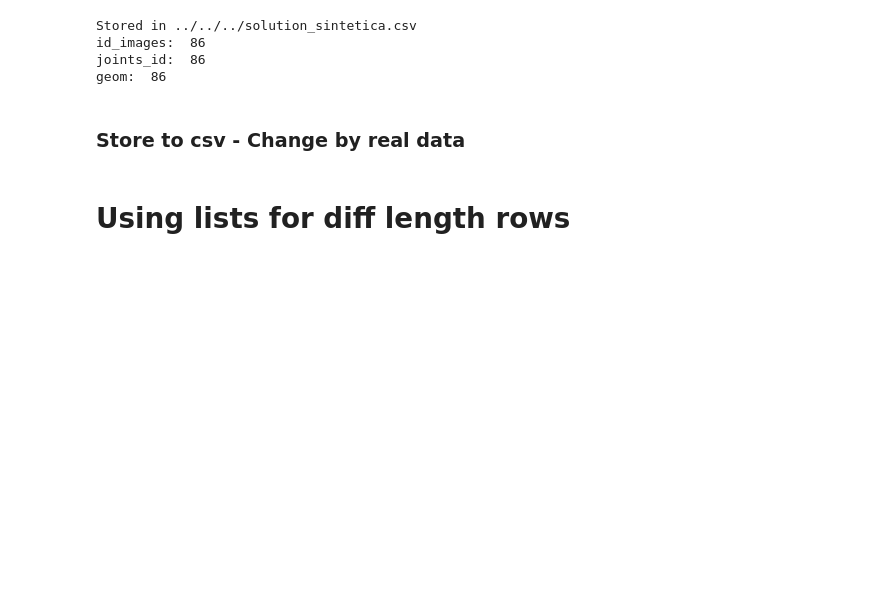
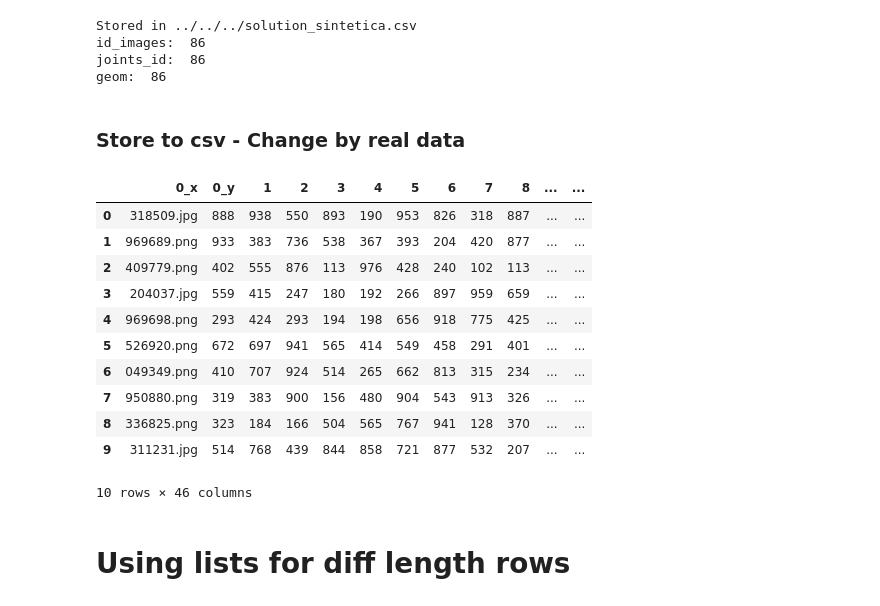
Before and after one commit to sebasmos/NASA_SpatiumAESS, a Jupyter notebook: Training_code/code/src/sample/submission/main.ipynb, the cells around one changed output. Saved outputs shown, nothing was run; the diff lists cells and outputs as text; code cells hidden in the pictures; blank space fills up the shorter version.

```diff
--- a/Training_code/code/src/sample/submission/main.ipynb
+++ b/Training_code/code/src/sample/submission/main.ipynb
@@ -188,13 +188,27 @@ geom:  86
 # %%
 
 df1 = pd.DataFrame(id_images)
 df2 = pd.DataFrame(joints_id)
 df3 = pd.DataFrame(geom)
 
 df4 = df1.merge(df2,left_index=True, right_index=True)
 df4.merge(df3,left_index=True, right_index=True)
 
-df4.to_csv("../../../../solution/training_images.csv")
+df4.to_csv("../..../../solution/training_images.csv")
+df4.head(10)
+# %% [output]
+|  | 0_x | 0_y | 1 | 2 | 3 | 4 | 5 | 6 | 7 | 8 | ... | ... |
+| 0 | 318509.jpg | 888 | 938 | 550 | 893 | 190 | 953 | 826 | 318 | 887 | ... | ... |
+| 1 | 969689.png | 933 | 383 | 736 | 538 | 367 | 393 | 204 | 420 | 877 | ... | ... |
+| 2 | 409779.png | 402 | 555 | 876 | 113 | 976 | 428 | 240 | 102 | 113 | ... | ... |
+| 3 | 204037.jpg | 559 | 415 | 247 | 180 | 192 | 266 | 897 | 959 | 659 | ... | ... |
+| 4 | 969698.png | 293 | 424 | 293 | 194 | 198 | 656 | 918 | 775 | 425 | ... | ... |
+| 5 | 526920.png | 672 | 697 | 941 | 565 | 414 | 549 | 458 | 291 | 401 | ... | ... |
+| 6 | 049349.png | 410 | 707 | 924 | 514 | 265 | 662 | 813 | 315 | 234 | ... | ... |
+| 7 | 950880.png | 319 | 383 | 900 | 156 | 480 | 904 | 543 | 913 | 326 | ... | ... |
+| 8 | 336825.png | 323 | 184 | 166 | 504 | 565 | 767 | 941 | 128 | 370 | ... | ... |
+| 9 | 311231.jpg | 514 | 768 | 439 | 844 | 858 | 721 | 877 | 532 | 207 | ... | ... |
+10 rows × 46 columns
 # %% [markdown]
 # Using lists for diff length rows
 # %%
```
Also changed, not shown: 3 other files.
